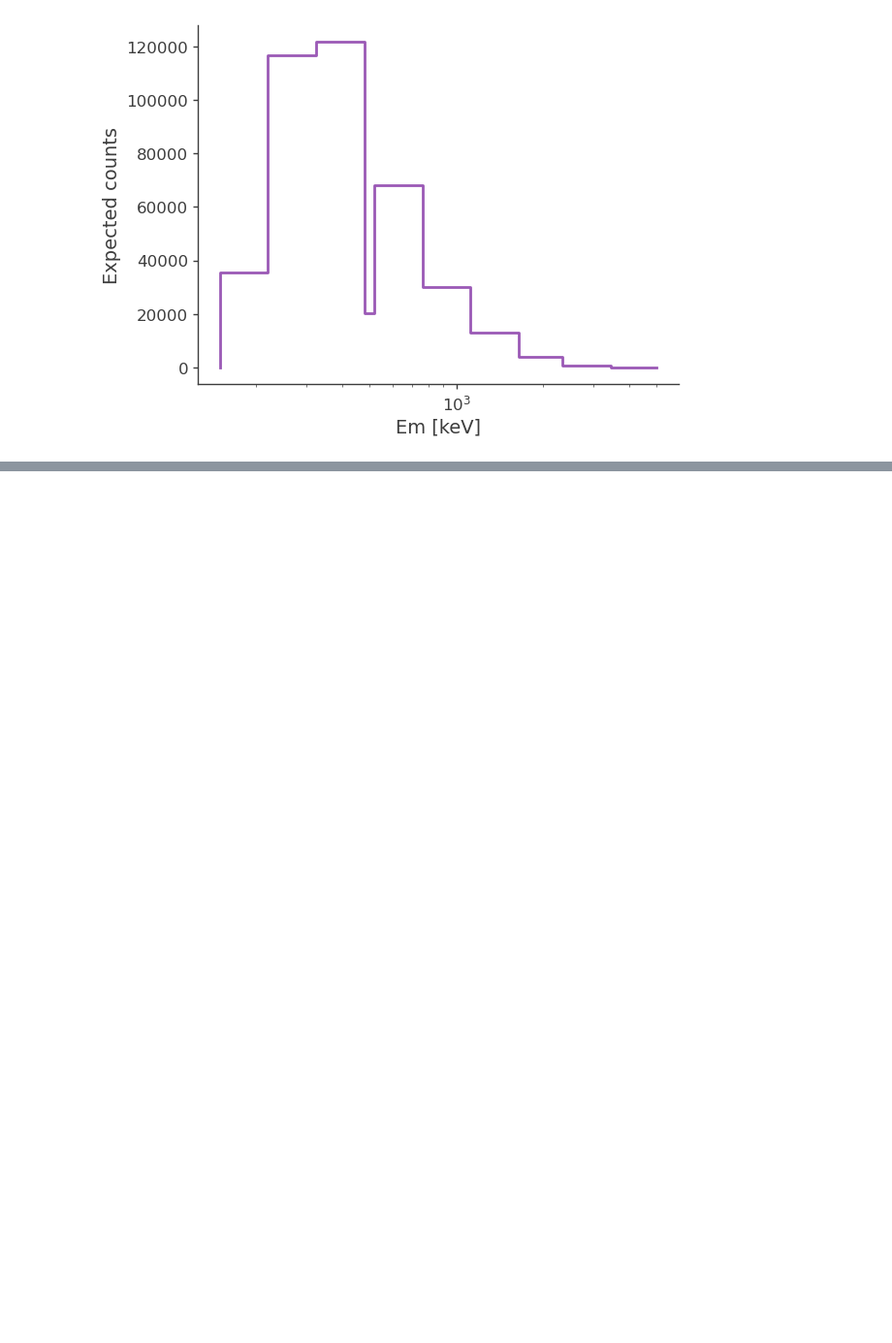
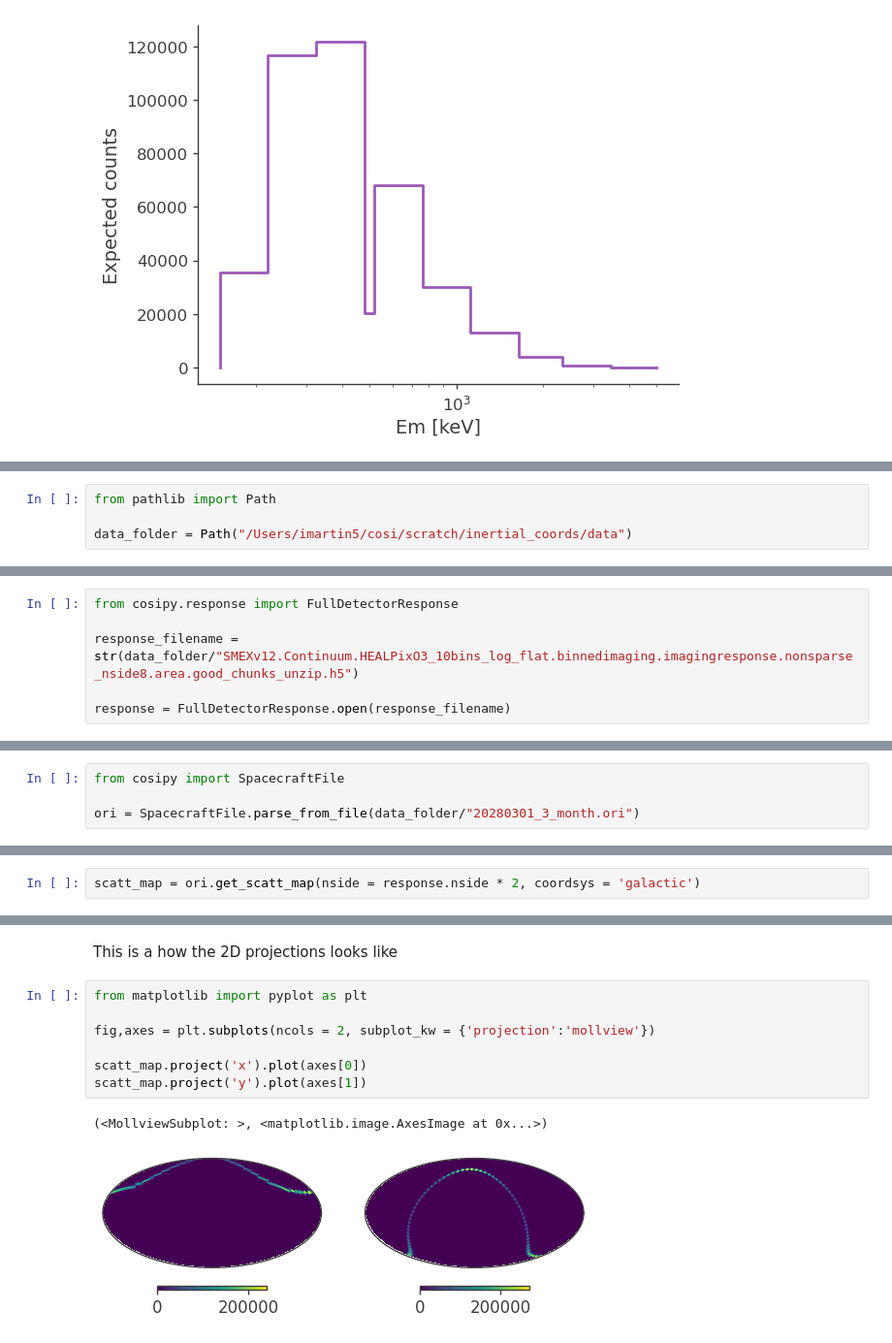
Before and after one commit to cositools/cosipy, a Jupyter notebook: docs/tutorials/DetectorResponse.ipynb, the cells around one changed output, grey strips where cells are left out. Shown at 97% size. Cells and saved outputs as stored; diff of their text form; blank space fills up the shorter version.

Commit message:
Add example of PSR in galactic CDS

```diff
--- a/docs/tutorials/DetectorResponse.ipynb
+++ b/docs/tutorials/DetectorResponse.ipynb
@@ -218,0 +229,4 @@ Text(0, 0.5, 'Expected counts')
+# %%
+from pathlib import Path
+
+data_folder = Path("/Users/imartin5/cosi/scratch/inertial_coords/data")
@@ -218,0 +235,6 @@ Text(0, 0.5, 'Expected counts')
+# %%
+from cosipy.response import FullDetectorResponse
+
+response_filename = str(data_folder/"SMEXv12.Continuum.HEALPixO3_10bins_log_flat.binnedimaging.imagingresponse.nonsparse_nside8.area.good_chunks_unzip.h5")
+
+response = FullDetectorResponse.open(response_filename)
@@ -218,0 +262,4 @@ Text(0, 0.5, 'Expected counts')
+# %%
+from cosipy import SpacecraftFile
+
+ori = SpacecraftFile.parse_from_file(data_folder/"20280301_3_month.ori")
@@ -218,0 +268,2 @@ Text(0, 0.5, 'Expected counts')
+# %%
+scatt_map = ori.get_scatt_map(nside = response.nside * 2, coordsys = 'galactic')
@@ -218,0 +272,12 @@ Text(0, 0.5, 'Expected counts')
+# %% [markdown]
+This is a how the 2D projections looks like
+# %%
+from matplotlib import pyplot as plt
+
+fig,axes = plt.subplots(ncols = 2, subplot_kw = {'projection':'mollview'})
+
+scatt_map.project('x').plot(axes[0])
+scatt_map.project('y').plot(axes[1])
+# %% [output]
+(<MollviewSubplot: >, <matplotlib.image.AxesImage at 0x...>)
+[figure, added]
```
Also changed, not shown: parts of 18 cells of this notebook.
